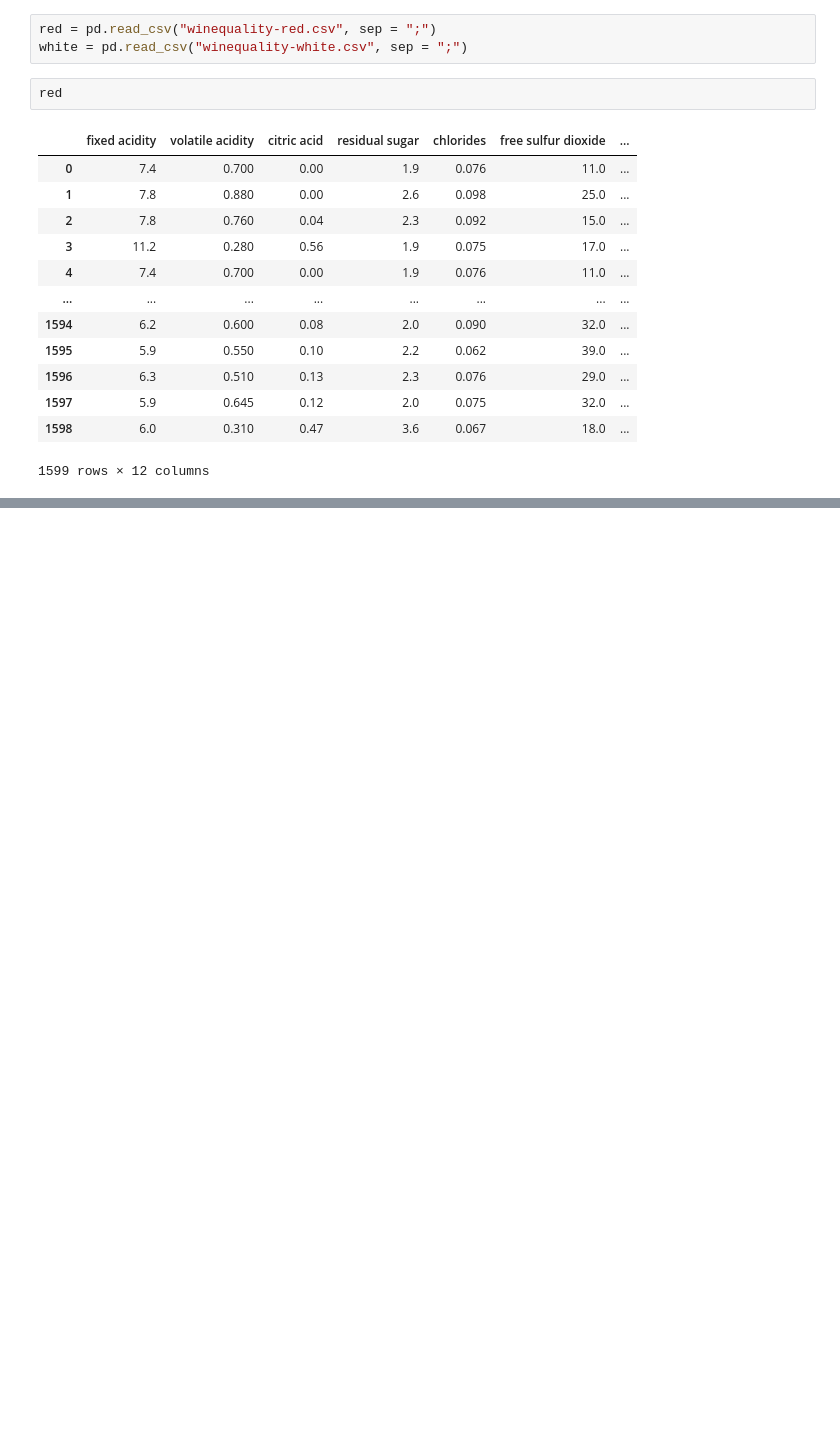
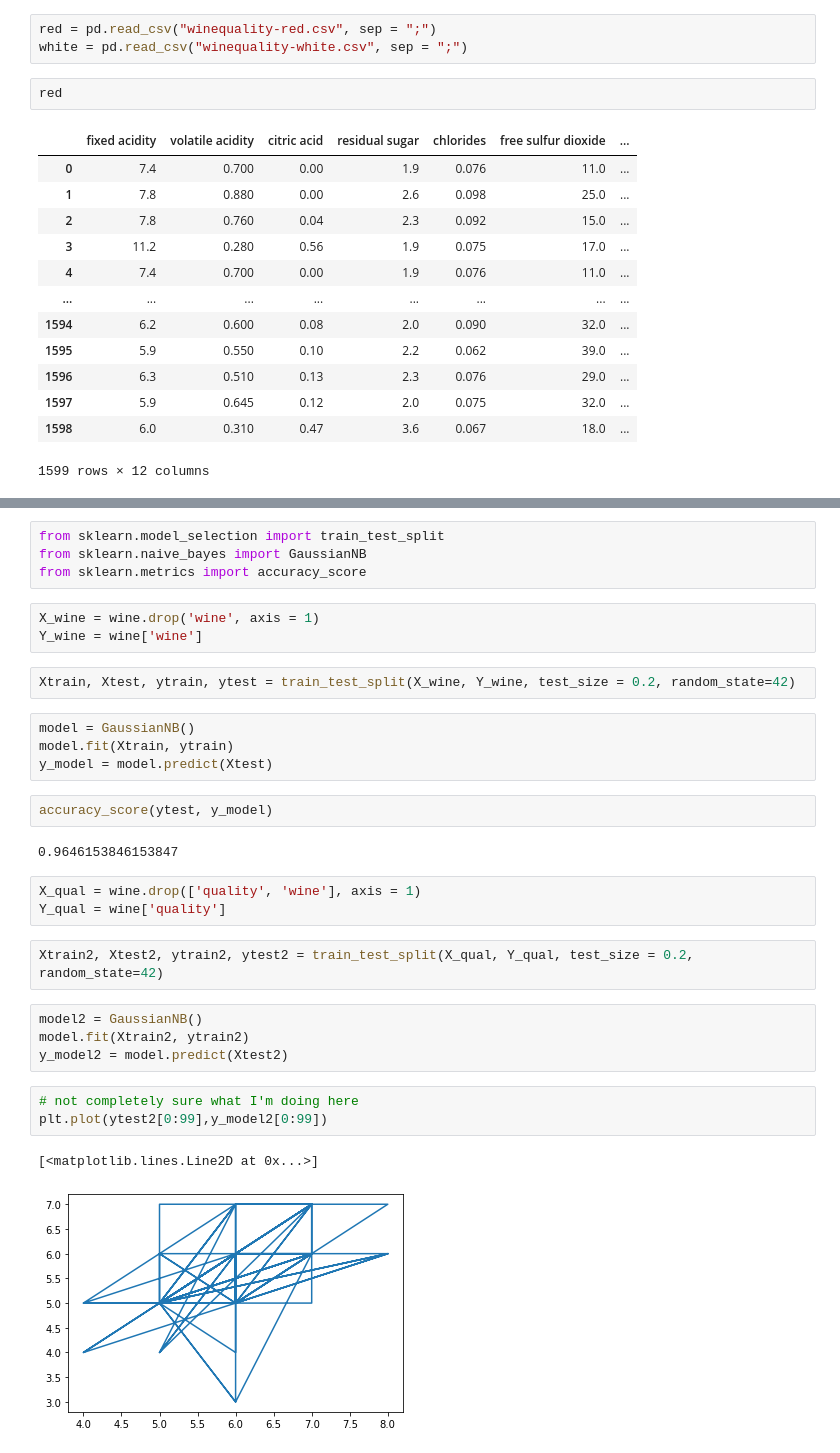
Before and after one commit to chenruank/Wine-Quality, a Jupyter notebook: Project Start.ipynb, the cells around one changed output, grey strips where cells are left out. Saved outputs shown, nothing was run; the diff lists cells and outputs as text; blank space fills up the shorter version.

```diff
--- a/Project Start.ipynb
+++ b/Project Start.ipynb
@@ -38,0 +63,32 @@ white
+# %%
+from sklearn.model_selection import train_test_split
+from sklearn.naive_bayes import GaussianNB
+from sklearn.metrics import accuracy_score
+# %%
+X_wine = wine.drop('wine', axis = 1)
+Y_wine = wine['wine']
+# %%
+Xtrain, Xtest, ytrain, ytest = train_test_split(X_wine, Y_wine, test_size = 0.2, random_state=42)
+# %%
+model = GaussianNB()
+model.fit(Xtrain, ytrain)
+y_model = model.predict(Xtest)
+# %%
+accuracy_score(ytest, y_model)
+# %% [output]
+0.9646153846153847
+# %%
+X_qual = wine.drop(['quality', 'wine'], axis = 1)
+Y_qual = wine['quality']
+# %%
+Xtrain2, Xtest2, ytrain2, ytest2 = train_test_split(X_qual, Y_qual, test_size = 0.2, random_state=42)
+# %%
+model2 = GaussianNB()
+model.fit(Xtrain2, ytrain2)
+y_model2 = model.predict(Xtest2)
+# %%
+# not completely sure what I'm doing here
+plt.plot(ytest2[0:99],y_model2[0:99])
+# %% [output]
+[<matplotlib.lines.Line2D at 0x...>]
+[figure, added]
```
Also changed, not shown: parts of 4 cells of this notebook.
